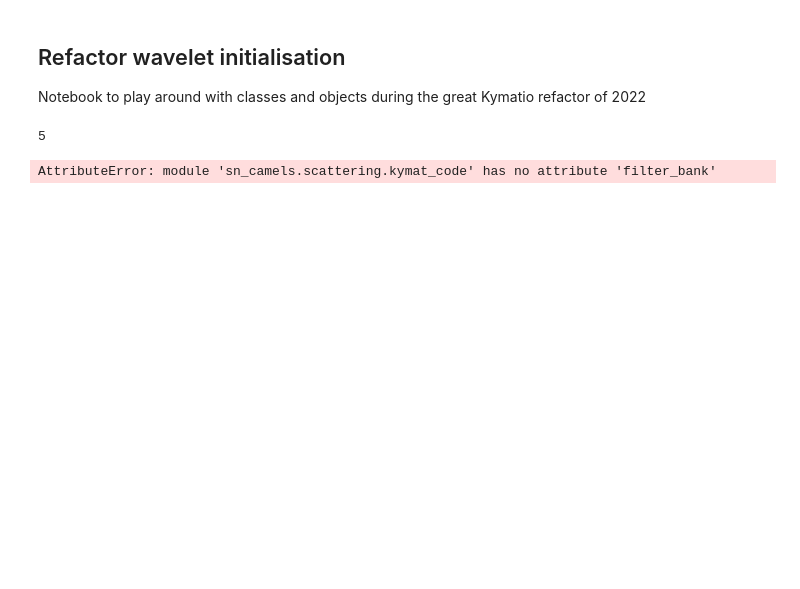
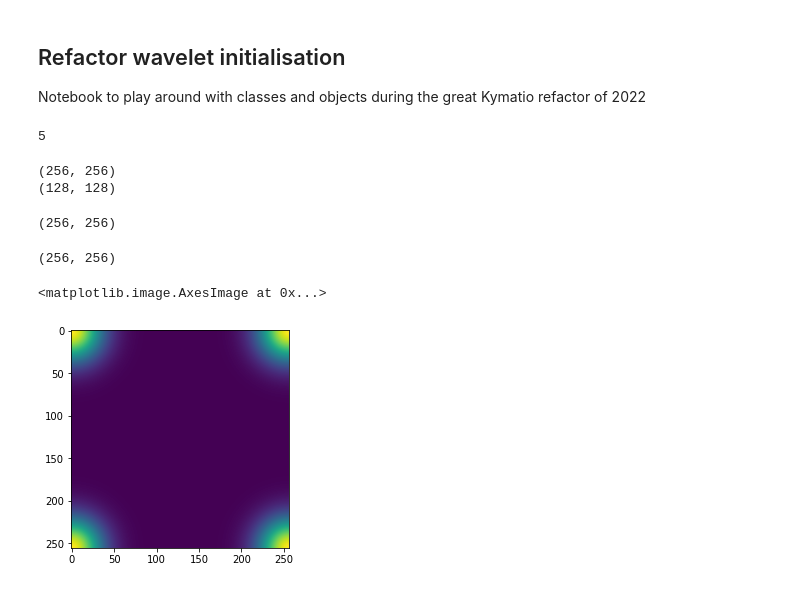
Before and after one commit to Chris-Pedersen/LearnableWavelets, a Jupyter notebook: playground/refactor_playground.ipynb, the cells around one changed output. Cells and saved outputs as stored; diff of their text form; code cells hidden in the pictures; blank space fills up the shorter version.

Commit message:
Moved filter creation functions to create_filters.py

```diff
--- a/playground/refactor_playground.ipynb
+++ b/playground/refactor_playground.ipynb
@@ -13,15 +14,25 @@ len(torch.from_numpy(test_ones).unsqueeze(-1))
 # %% [output]
 5
 # %%
-filters=kymat_code.filter_bank(256,256,2,8)
-psis_straight=kymat_code.get_psis(256,256,2,8)
-phis_straight=kymat_code.get_phis(256,256,2,8)
+filters=create_filters.filter_bank(256,256,2,8)
+psis_straight=create_filters.get_psis(256,256,2)
+phis_straight=create_filters.get_phis(256,256,2)
 # %% [output]
-AttributeError: module 'sn_camels.scattering.kymat_code' has no attribute 'filter_bank'
+(256, 256)
+(128, 128)
 # %%
 phis=filters["phi"]
 psis=filters["psi"]
 # %%
-phis[0]
+phis[0].shape
+# %% [output]
+(256, 256)
 # %%
-phis_straight[0]
+phis_straight[0].shape
+# %% [output]
+(256, 256)
+# %%
+plt.imshow(phis_straight[0])
+# %% [output]
+<matplotlib.image.AxesImage at 0x...>
+[figure, added]
```
Also changed, not shown: parts of 4 cells of this notebook, 2 other files.
